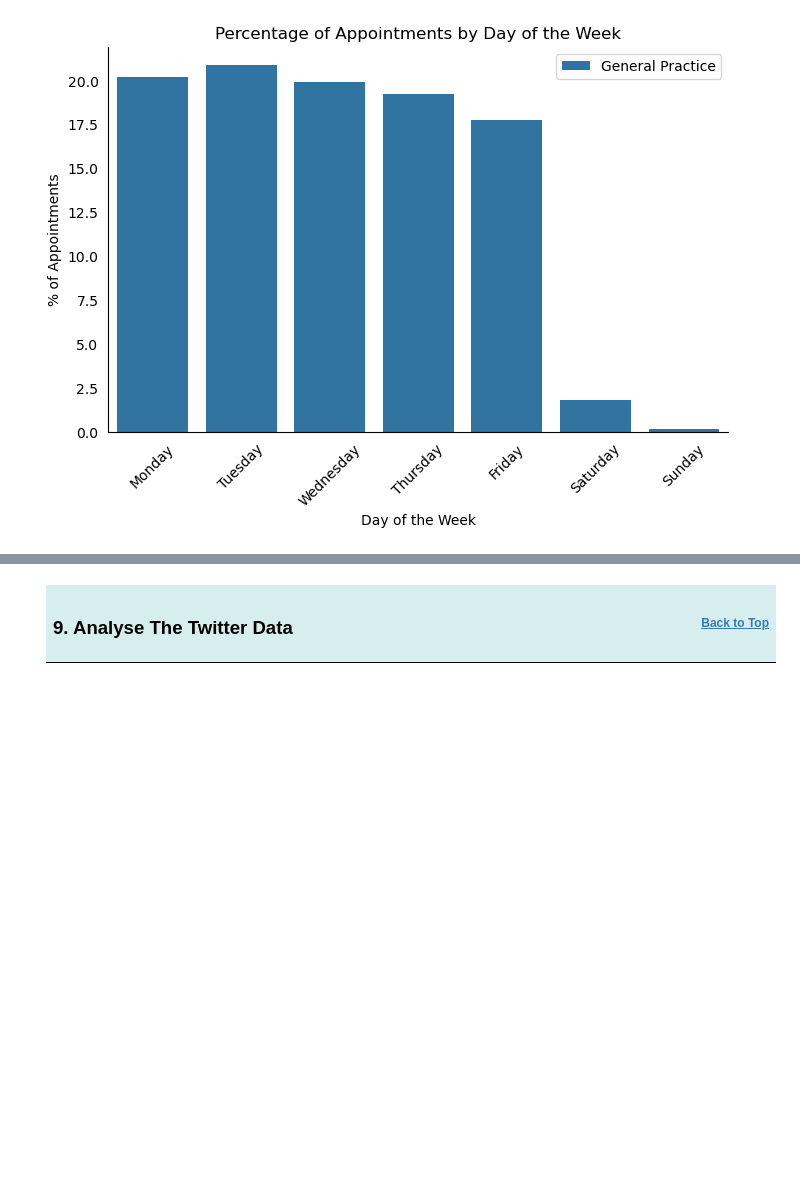
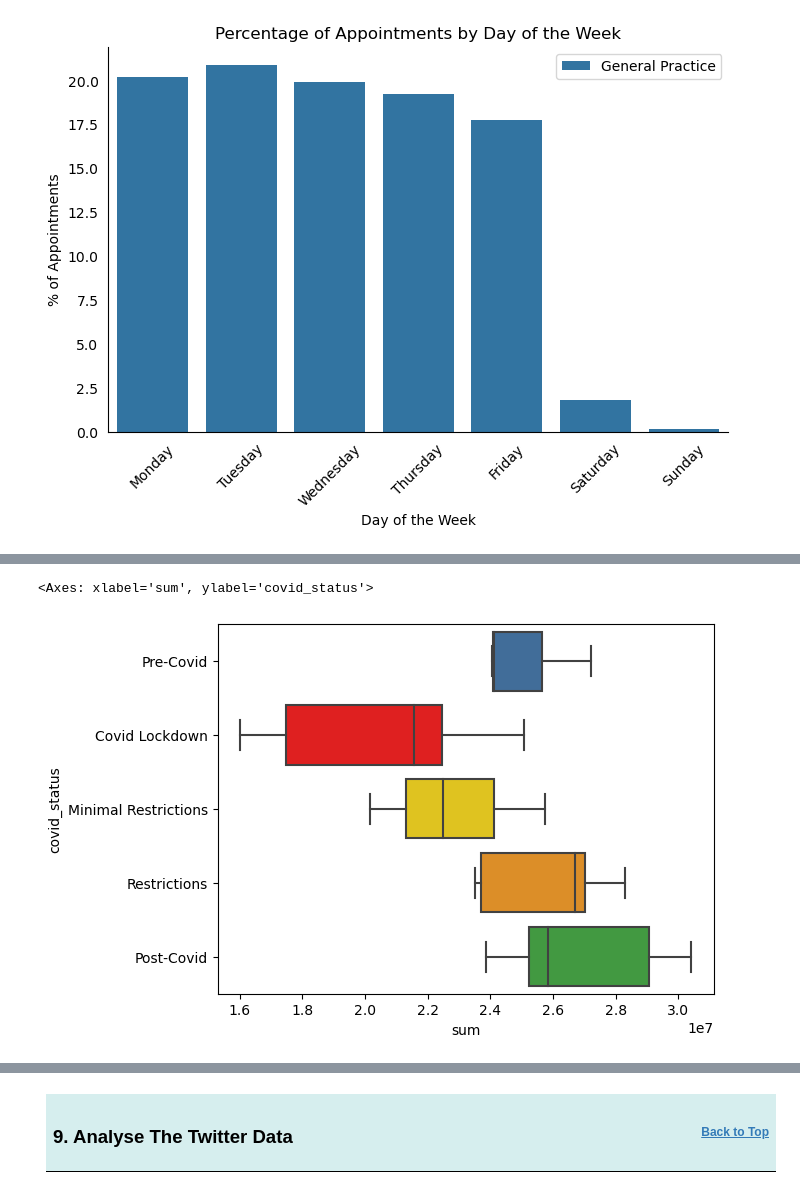
Before and after one commit to lukebart/NHS_Missed_GP_Appointments, a Jupyter notebook: Bartholomew_Luke_DA201_Assignment_Notebook.ipynb, the cells around one changed output, grey strips where cells are left out. Saved outputs shown, nothing was run; the diff lists cells and outputs as text; code cells hidden in the pictures; blank space fills up the shorter version.

```diff
--- a/Bartholomew_Luke_DA201_Assignment_Notebook.ipynb
+++ b/Bartholomew_Luke_DA201_Assignment_Notebook.ipynb
@@ -1515,0 +2161,5 @@ plt.show()
+# %%
+sns.boxplot(data=ar_groupby_month, x='sum', y='covid_status', palette={'Pre-Covid':'#326da8', 'Covid Lockdown':'r', 'Minimal Restrictions':'#ffd900','Restrictions':'#fa920a', 'Post-Covid':'#34a832'})
+# %% [output]
+<Axes: xlabel='sum', ylabel='covid_status'>
+[figure, added]
```
Also changed, not shown: parts of 198 cells of this notebook, 1 other file.
